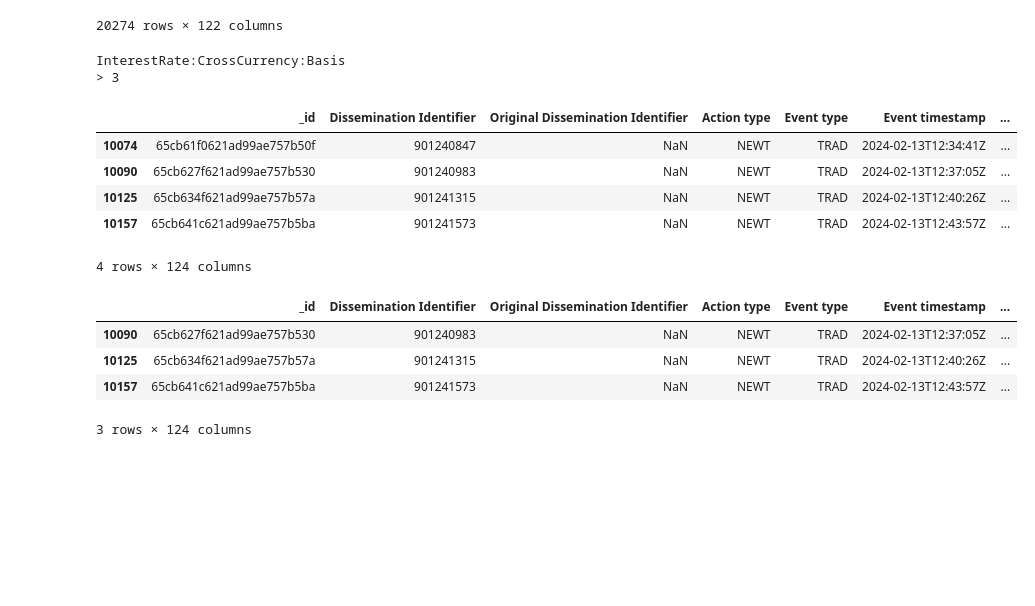
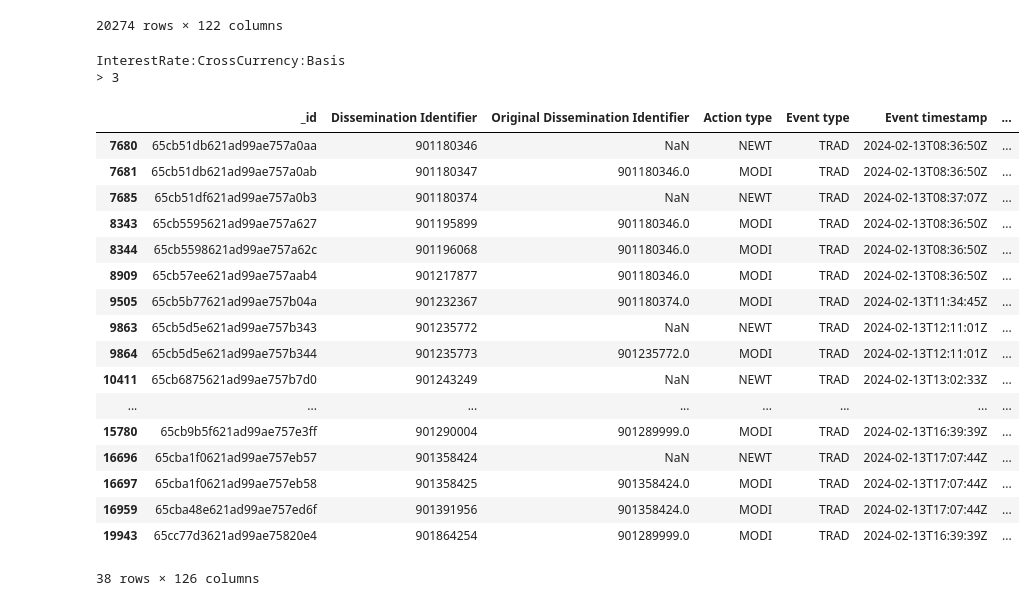
Before and after one commit to Mehedi24434/sdrpy, a Jupyter notebook: test.ipynb, the cells around one changed output. Drawn from its saved outputs; the diff is of its cells as text; code cells hidden in the pictures; blank space fills up the shorter version.

```diff
--- a/test.ipynb
+++ b/test.ipynb
@@ -19,24 +19,26 @@ df
 20274 rows × 122 columns
 # %%
 from sdrpy.filters.filter_functions import get_trades
-df1 =  get_trades (df, product="xccy", product_type="Basis", currencies="CAD", maturity="m>3", date_range="-3w",dv01_min=0.07)
+df1 =  get_trades (df, product="xccy", product_type="Basis", currencies="EUR", maturity="m>3", date_range="-3w")
 df1
 # %% [output]
 InterestRate:CrossCurrency:Basis
 > 3
 |  | _id | Dissemination Identifier | Original Dissemination Identifier | Action type | Event type | Event timestamp | ... |
-| 10074 | 65cb61f0621ad99ae757b50f | 901240847 | NaN | NEWT | TRAD | 2024-02-13T12:34:41Z | ... |
-| 10090 | 65cb627f621ad99ae757b530 | 901240983 | NaN | NEWT | TRAD | 2024-02-13T12:37:05Z | ... |
-| 10125 | 65cb634f621ad99ae757b57a | 901241315 | NaN | NEWT | TRAD | 2024-02-13T12:40:26Z | ... |
-| 10157 | 65cb641c621ad99ae757b5ba | 901241573 | NaN | NEWT | TRAD | 2024-02-13T12:43:57Z | ... |
+| 7680 | 65cb51db621ad99ae757a0aa | 901180346 | NaN | NEWT | TRAD | 2024-02-13T08:36:50Z | ... |
+| 7681 | 65cb51db621ad99ae757a0ab | 901180347 | 901180346.0 | MODI | TRAD | 2024-02-13T08:36:50Z | ... |
+| 7685 | 65cb51df621ad99ae757a0b3 | 901180374 | NaN | NEWT | TRAD | 2024-02-13T08:37:07Z | ... |
+| 8343 | 65cb5595621ad99ae757a627 | 901195899 | 901180346.0 | MODI | TRAD | 2024-02-13T08:36:50Z | ... |
+| 8344 | 65cb5598621ad99ae757a62c | 901196068 | 901180346.0 | MODI | TRAD | 2024-02-13T08:36:50Z | ... |
+| 8909 | 65cb57ee621ad99ae757aab4 | 901217877 | 901180346.0 | MODI | TRAD | 2024-02-13T08:36:50Z | ... |
+| 9505 | 65cb5b77621ad99ae757b04a | 901232367 | 901180374.0 | MODI | TRAD | 2024-02-13T11:34:45Z | ... |
+| 9863 | 65cb5d5e621ad99ae757b343 | 901235772 | NaN | NEWT | TRAD | 2024-02-13T12:11:01Z | ... |
+| 9864 | 65cb5d5e621ad99ae757b344 | 901235773 | 901235772.0 | MODI | TRAD | 2024-02-13T12:11:01Z | ... |
+| 10411 | 65cb6875621ad99ae757b7d0 | 901243249 | NaN | NEWT | TRAD | 2024-02-13T13:02:33Z | ... |
+| ... | ... | ... | ... | ... | ... | ... | ... |
+| 15780 | 65cb9b5f621ad99ae757e3ff | 901290004 | 901289999.0 | MODI | TRAD | 2024-02-13T16:39:39Z | ... |
+| 16696 | 65cba1f0621ad99ae757eb57 | 901358424 | NaN | NEWT | TRAD | 2024-02-13T17:07:44Z | ... |
+| 16697 | 65cba1f0621ad99ae757eb58 | 901358425 | 901358424.0 | MODI | TRAD | 2024-02-13T17:07:44Z | ... |
+| 16959 | 65cba48e621ad99ae757ed6f | 901391956 | 901358424.0 | MODI | TRAD | 2024-02-13T17:07:44Z | ... |
+| 19943 | 65cc77d3621ad99ae75820e4 | 901864254 | 901289999.0 | MODI | TRAD | 2024-02-13T16:39:39Z | ... |
-4 rows × 124 columns
+38 rows × 126 columns
-# %%
-min_dv01 = 0.1
-df1=df1[df1["dv01"]<=min_dv01]
-df1
-# %% [output]
-|  | _id | Dissemination Identifier | Original Dissemination Identifier | Action type | Event type | Event timestamp | ... |
-| 10090 | 65cb627f621ad99ae757b530 | 901240983 | NaN | NEWT | TRAD | 2024-02-13T12:37:05Z | ... |
-| 10125 | 65cb634f621ad99ae757b57a | 901241315 | NaN | NEWT | TRAD | 2024-02-13T12:40:26Z | ... |
-| 10157 | 65cb641c621ad99ae757b5ba | 901241573 | NaN | NEWT | TRAD | 2024-02-13T12:43:57Z | ... |
-3 rows × 124 columns
```
Also changed, not shown: parts of 1 cell of this notebook, 4 other files.
